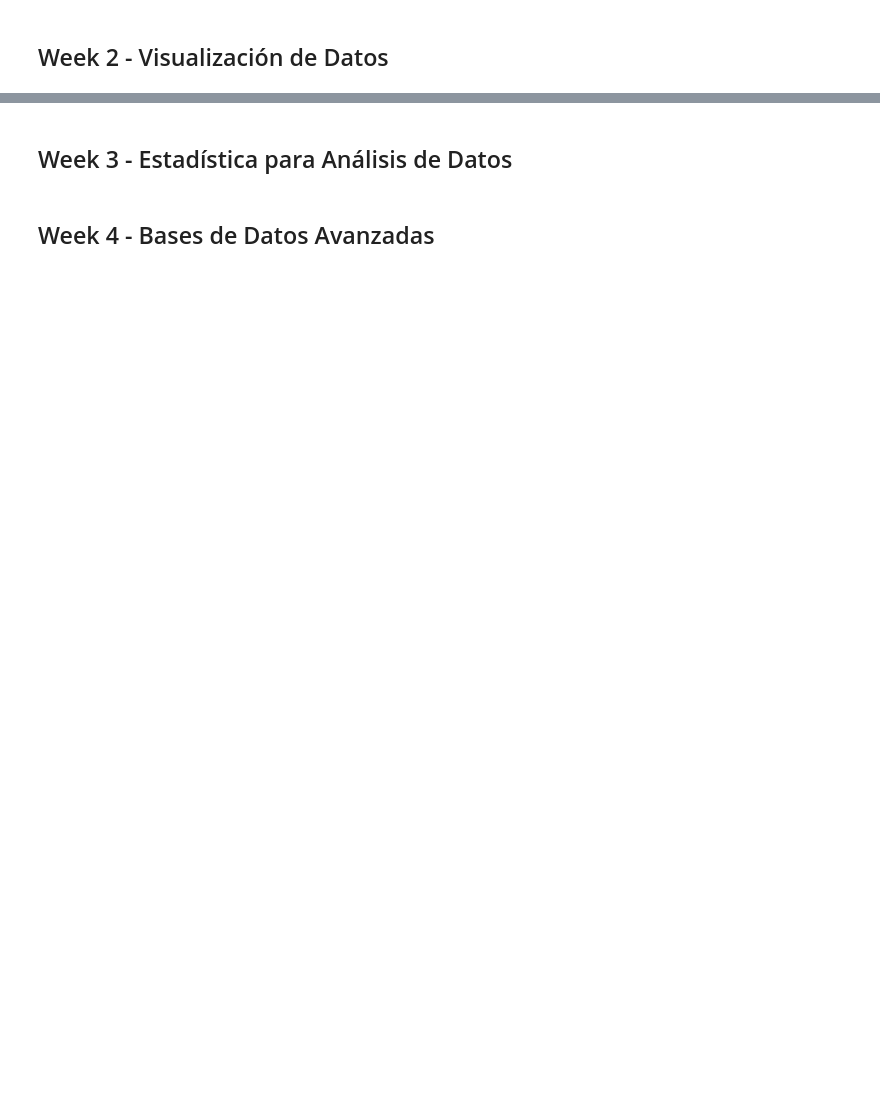
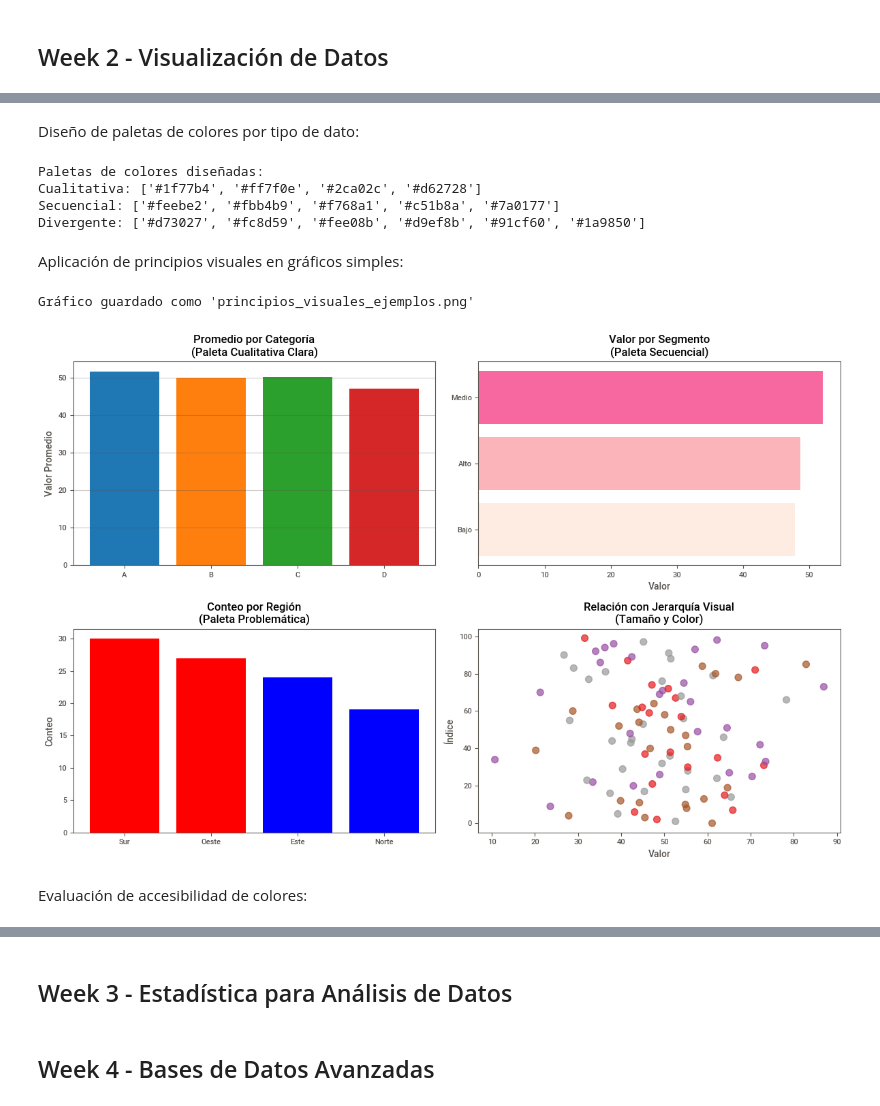
Before and after one commit to FeliProjects/talentops-activities, a Jupyter notebook: TalentOps_Month_2.ipynb, the cells around one changed output, grey strips where cells are left out. Saved outputs shown, nothing was run; the diff lists cells and outputs as text; code cells hidden in the pictures; blank space fills up the shorter version.

```diff
--- a/TalentOps_Month_2.ipynb
+++ b/TalentOps_Month_2.ipynb
@@ -885,0 +1847,65 @@ Gráfico guardado como 'distribucion_montos.png'
+# %% [markdown]
+Diseño de paletas de colores por tipo de dato:
+# %%
+# Paleta cualitativa para categorías discretas
+colores_cualitativos = ['#1f77b4', '#ff7f0e', '#2ca02c', '#d62728']  # Azul, Naranja, Verde, Rojo
+
+# Paleta secuencial para valores continuos
+colores_secuenciales = ['#feebe2', '#fbb4b9', '#f768a1', '#c51b8a', '#7a0177']  # De claro a oscuro
+
+# Paleta divergente para valores con punto medio
+colores_divergentes = ['#d73027', '#fc8d59', '#fee08b', '#d9ef8b', '#91cf60', '#1a9850']
+
+print("Paletas de colores diseñadas:")
+print(f"Cualitativa: {colores_cualitativos}")
+print(f"Secuencial: {colores_secuenciales}")
+print(f"Divergente: {colores_divergentes}")
+# %% [output]
+Paletas de colores diseñadas:
+Cualitativa: ['#1f77b4', '#ff7f0e', '#2ca02c', '#d62728']
+Secuencial: ['#feebe2', '#fbb4b9', '#f768a1', '#c51b8a', '#7a0177']
+Divergente: ['#d73027', '#fc8d59', '#fee08b', '#d9ef8b', '#91cf60', '#1a9850']
+# %% [markdown]
+Aplicación de principios visuales en gráficos simples:
+# %%
+# Gráfico de barras con paleta cualitativa efectiva
+fig, ((ax1, ax2), (ax3, ax4)) = plt.subplots(2, 2, figsize=(12, 8))
+
+# 1. Gráfico cualitativo (bueno)
+categoria_means = df.groupby('categoria')['valor'].mean()
+bars1 = ax1.bar(categoria_means.index, categoria_means.values,
+                color=colores_cualitativos[:len(categoria_means)])
+ax1.set_title('Promedio por Categoría\n(Paleta Cualitativa Clara)', fontsize=12, fontweight='bold')
+ax1.set_ylabel('Valor Promedio')
+ax1.grid(axis='y', alpha=0.3)
+
+# 2. Gráfico secuencial (bueno para rangos)
+segmento_means = df.groupby('segmento')['valor'].mean().sort_values()
+bars2 = ax2.barh(segmento_means.index, segmento_means.values,
+                 color=colores_secuenciales[:len(segmento_means)])
+ax2.set_title('Valor por Segmento\n(Paleta Secuencial)', fontsize=12, fontweight='bold')
+ax2.set_xlabel('Valor')
+
+# 3. Gráfico con colores problemáticos (mal ejemplo)
+region_counts = df['region'].value_counts()
+bars3 = ax3.bar(region_counts.index, region_counts.values,
+                color=['red', 'red', 'blue', 'blue'])  # Colores similares problemáticos
+ax3.set_title('Conteo por Región\n(Paleta Problemática)', fontsize=12, fontweight='bold')
+ax3.set_ylabel('Conteo')
+
+# 4. Gráfico con buena jerarquía visual
+scatter = ax4.scatter(df['valor'], range(len(df)),
+                     c=df['categoria'].map({'A': 0, 'B': 1, 'C': 2, 'D': 3}),
+                     cmap='Set1', alpha=0.7, s=50)
+ax4.set_title('Relación con Jerarquía Visual\n(Tamaño y Color)', fontsize=12, fontweight='bold')
+ax4.set_xlabel('Valor')
+ax4.set_ylabel('Índice')
+
+plt.tight_layout()
+plt.savefig('principios_visuales_ejemplos.png', dpi=100, bbox_inches='tight')
+print("\nGráfico guardado como 'principios_visuales_ejemplos.png'")
+# %% [output]
+Gráfico guardado como 'principios_visuales_ejemplos.png'
+[figure, added]
+# %% [markdown]
+Evaluación de accesibilidad de colores:
```
Also changed, not shown: parts of 56 cells of this notebook.
